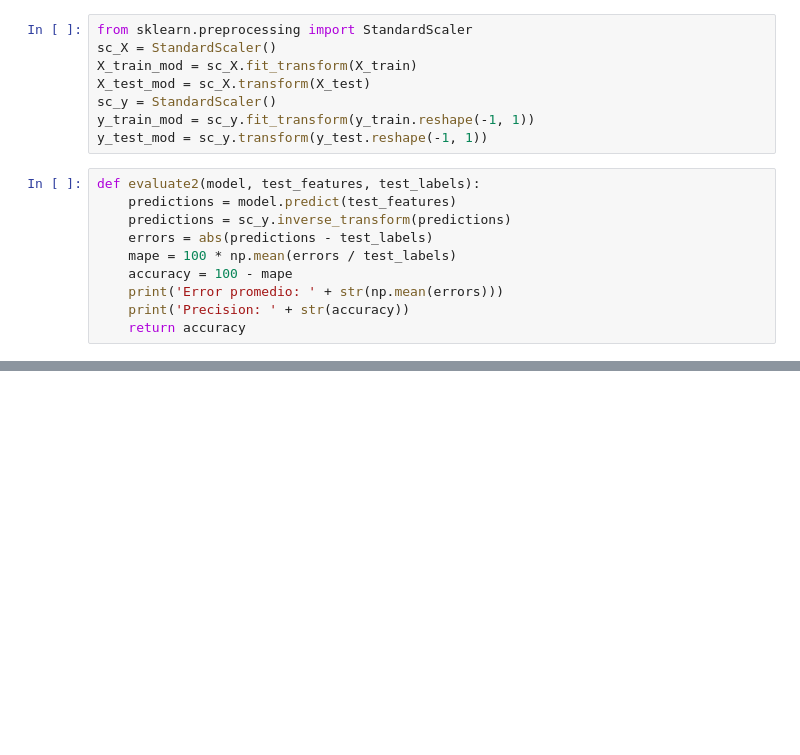
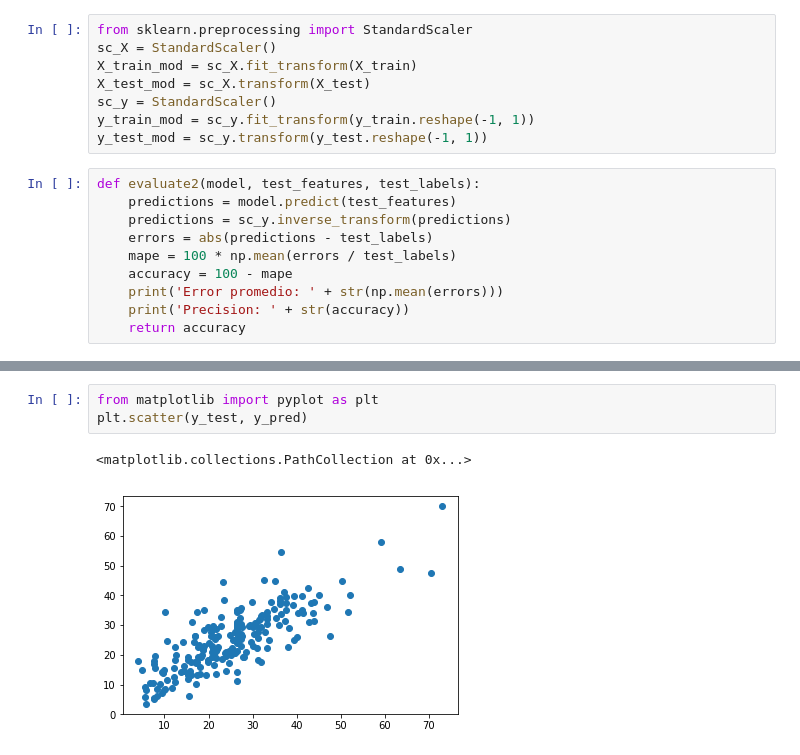
Before and after one commit to leovs21/TFM_Analisis-predictivo-de-la-contaminacion-en-Granada, a Jupyter notebook: SVR/SVR_df_tablaPC_metGA.ipynb, the cells around one changed output, grey strips where cells are left out. Drawn from its saved outputs; the diff is of its cells as text; blank space fills up the shorter version.

```diff
--- a/SVR/SVR_df_tablaPC_metGA.ipynb
+++ b/SVR/SVR_df_tablaPC_metGA.ipynb
@@ -64,0 +140,6 @@ Precision: 74.307261983276
+# %%
+from matplotlib import pyplot as plt
+plt.scatter(y_test, y_pred)
+# %% [output]
+<matplotlib.collections.PathCollection at 0x...>
+[figure, added]
```
Also changed, not shown: parts of 8 cells of this notebook, 5 other files.
